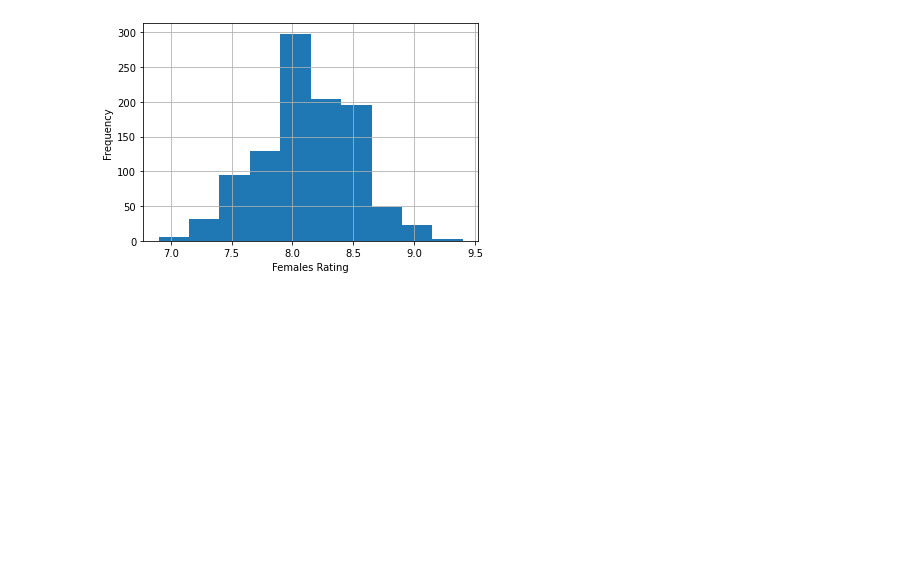
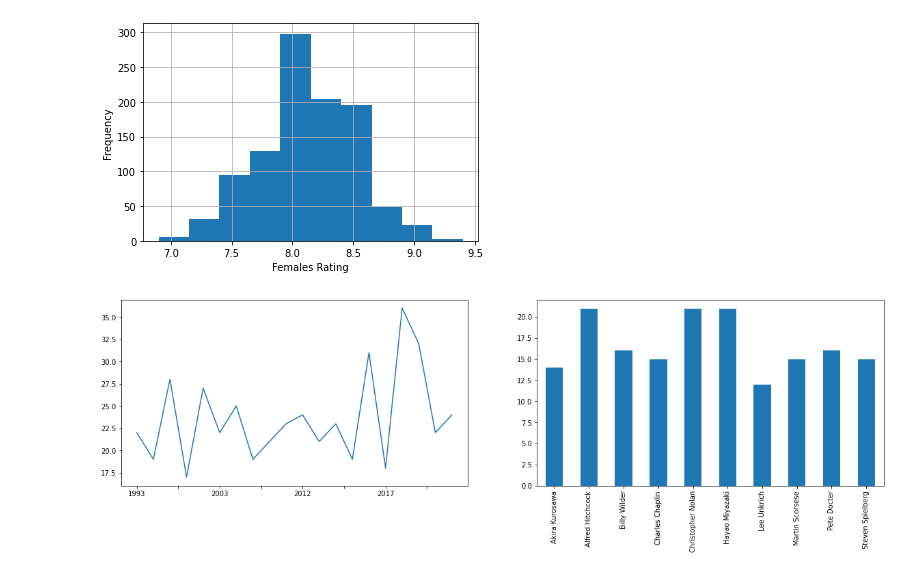
Before and after one commit to Moshe-Frankipour/DataScience-IMDb, a Jupyter notebook: Step 3 - Exploring Data.ipynb, the cells around one changed output. Saved outputs shown, nothing was run; the diff lists cells and outputs as text; code cells hidden in the pictures; blank space fills up the shorter version.

```diff
--- a/Step 3 - Exploring Data.ipynb
+++ b/Step 3 - Exploring Data.ipynb
@@ -33,3 +35,26 @@ plt.ylabel('Frequency')
 # %% [output]
 Text(0, 0.5, 'Frequency')
 [figure]
+# %%
+## ---------------------------------------------
+def plot_frequent_elements(df, df_in_params):
+    fig, axes = plt.subplots(1, 2, figsize=(20,5))
+    for i, row in df_in_params.iterrows():
+        series = get_frequent_elements(df, row.loc['col_name'], row.loc['num_top_elements'])
+        one_dim_plot(series, row.loc['plot_type'], axes[i])
+## ---------------------------------------------
+def get_frequent_elements(df, col_name, num_top_elements):
+    temp_df = df.copy()
+    series = temp_df[col_name].value_counts()[:num_top_elements].sort_index(ascending=True)
+    return series
+## ---------------------------------------------
+def one_dim_plot(sr, plot_type, axis):
+    sr.plot(kind=plot_type,ax=axis)
+## ---------------------------------------------
+# %%
+df_params = pd.DataFrame({'plot_type': ['line', 'bar'],
+                          'col_name': ['Year', 'Director'],
+                          'num_top_elements': [20,10]})
+plot_frequent_elements(data, df_params)
+# %% [output]
+[figure, added]
```
Also changed, not shown: parts of 3 cells of this notebook.
